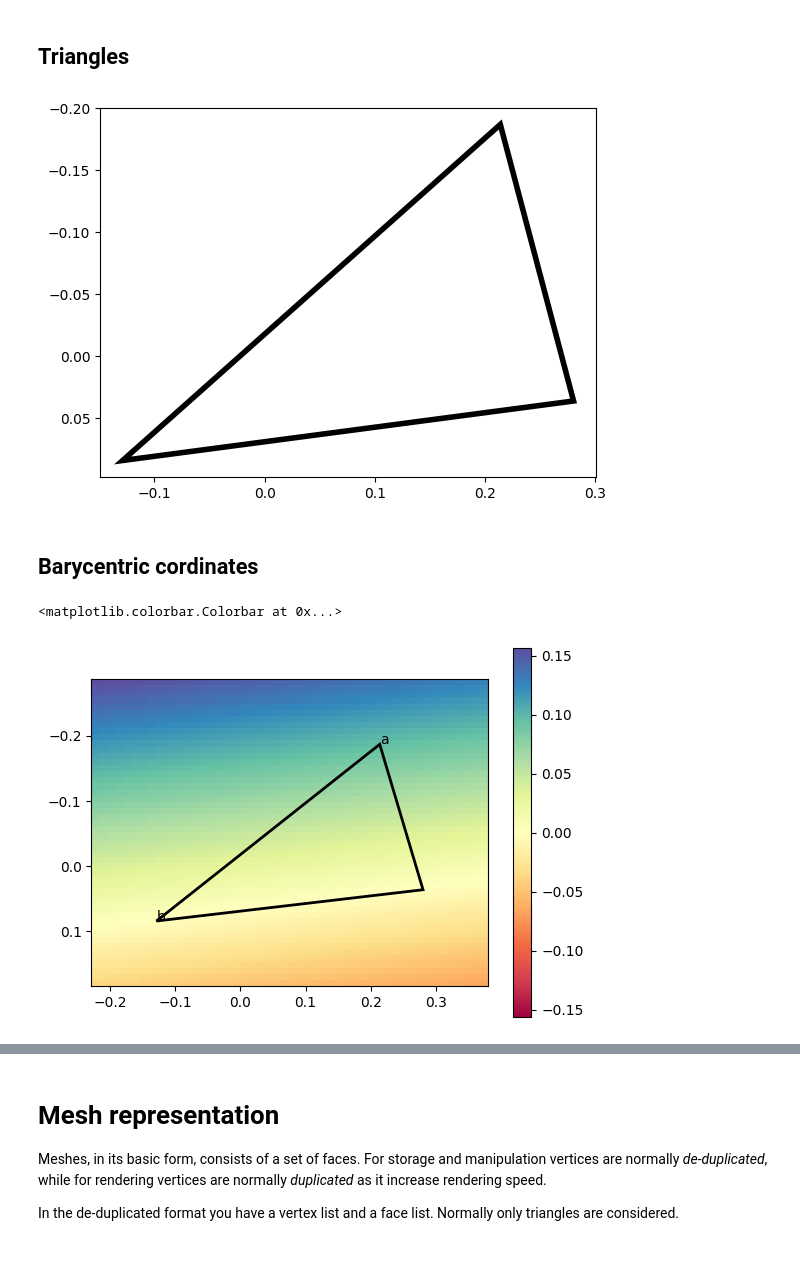
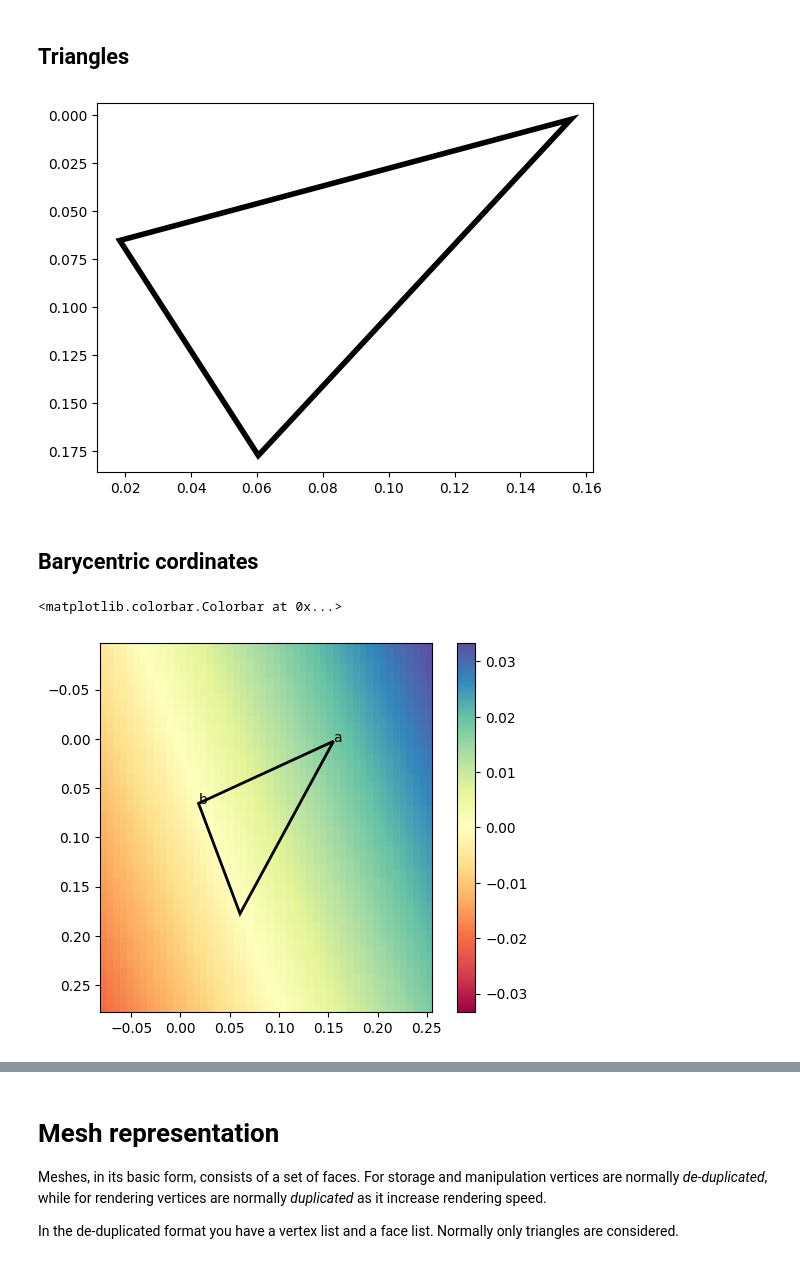
Before and after one commit to vidstige/cookie-talk-3d, a Jupyter notebook: rendering.ipynb, the cells around one changed output, grey strips where cells are left out. Saved outputs shown, nothing was run; the diff lists cells and outputs as text; code cells hidden in the pictures.

```diff
--- a/rendering.ipynb
+++ b/rendering.ipynb
@@ -205,11 +196,11 @@ display_gif(frames, framerate=1/30, width=512)
 # %% [markdown]
 ## Triangles
 # %%
-triangle = (0, 1, 2)  # pick the first three vertices to work with
+triangle = (10, 1, 2)  # pick the first three vertices to work with
 plt.fill(vertices[triangle, 0], vertices[triangle, 1], fill=False, lw=4)
 plt.gca().invert_yaxis()
 # %% [output]
-[figure, old version]
+[figure, new version]
 # %% [markdown]
 ## Barycentric cordinates
 # %%
@@ -224,38 +215,37 @@ def edge(p0: np.ndarray, p1: np.ndarray, p: np.ndarray) -> float:
 a, b, c = np.vsplit(vertices[triangle, :2], 3)
 
 # check if the triangle is inside-out, if so rearrange vertices
 area = edge(a, b, c)
 if area < 0:
-    # pick new triangle
-    triangle = (0, 2, 1)
+    # re-arrange trinagle
+    i0, i1, i2 = triangle
+    triangle = (i0, i2, i1)
     a, b, c = np.vsplit(vertices[triangle, :2], 3)
 
 # find the bounding box, with some padding
 padding = 0.1
 xmin, ymin, _ = np.min(vertices[triangle, :], axis=0) - padding
 xmax, ymax, _ = np.max(vertices[triangle, :], axis=0) + padding
-#xmin, xmax = np.min(vertices[triangle, 0]) - padding, np.max(vertices[triangle, 0]) + padding
-#ymin, ymax = np.min(vertices[triangle, 1]) - padding, np.max(vertices[triangle, 1]) + padding
 X, Y = np.meshgrid(np.linspace(xmin, xmax), np.linspace(ymin, ymax))  # arrange a gridspace on the bounding box
 p = np.vstack([X.ravel(), Y.ravel()]).T  # arrange all the points of the grid as a list of points
 
 bc = edge(b, c, p)  # evaluate the edge-function a -> b for all the points p in the bounding box (p)
 ef = bc  # plot ab
 
 from matplotlib import colormaps
 v = max(-np.min(ef), np.max(ef))
 plt.imshow(
     ef.reshape(X.shape),
     extent=(xmin, xmax, ymax, ymin),
     cmap=colormaps['Spectral'],  # divergent colormap to highlight the 0 line
     vmin=-v, vmax=v,  # center colormap on 0
 )
 plt.fill(vertices[triangle, 0], vertices[triangle, 1], fill=False, lw=2)
 plt.gca().annotate('a', a.ravel()); plt.gca().annotate('b', b.ravel())
 plt.colorbar()
 # %% [output]
 <matplotlib.colorbar.Colorbar at 0x...>
-[figure, old version]
+[figure, new version]
 # %%
 %load_ext Cython
 # %%
```
Also changed, not shown: parts of 9 cells of this notebook.
